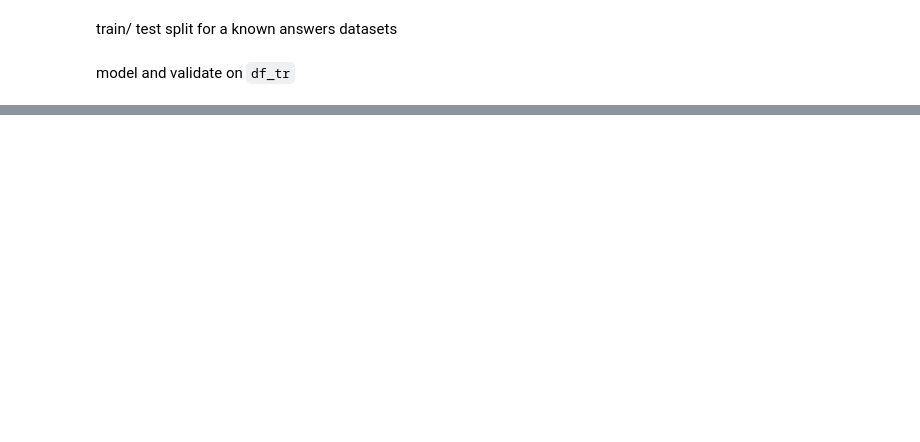
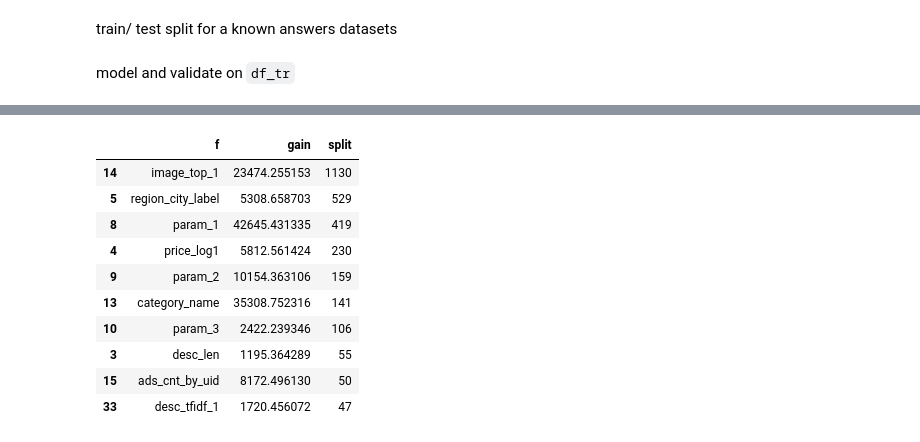
Before and after one commit to ihongChen/kaggle_Avito, a Jupyter notebook: src/Untitled.ipynb, the cells around one changed output, grey strips where cells are left out. Drawn from its saved outputs; the diff is of its cells as text; code cells hidden in the pictures; blank space fills up the shorter version.

```diff
--- a/src/Untitled.ipynb
+++ b/src/Untitled.ipynb
@@ -9,0 +14,7 @@ Wall time: 162 ms
+# %%
+%%time
+text_feat = 'txt_svd_feat2.h5'
+with pd.HDFStore('../input/feats/{}'.format(text_feat)) as store:
+    print(store.keys())
+    df_trn_text_feat  = store['df_trn_text_feats']
+    df_test_text_feat = store['df_test_text_feats']
@@ -9,0 +24,7 @@ Wall time: 162 ms
+# %%
+%%time
+
+with pd.HDFStore('../input/feats/txt_td_tfidf_hash5.h5') as store:
+    print(store.keys())
+    df_trn_text_feat1  = store['df_trn_text_feat']
+    df_test_text_feat1 = store['df_test_text_feat']
@@ -31,0 +210,19 @@ model and validate on `df_tr`
+# %%
+X_train = df_train[selcols]
+y_train = df_train.deal_probability
+X_val   = df_tr[selcols]
+y_val   = df_tr.deal_probability
+
+lgtrain = lgb.Dataset(X_train, y_train,
+                    categorical_feature = categorical)
+lgvalid = lgb.Dataset(X_val, y_val,
+                categorical_feature = categorical)
+
+lgb_clf = lgb.train(
+    lgbm_params,
+    lgtrain,
+    valid_sets = [lgtrain,lgvalid],
+    valid_names= ['train','valid'],
+    early_stopping_rounds=10,
+    verbose_eval=100
+)
@@ -31,0 +252,17 @@ model and validate on `df_tr`
+# %%
+feat_imp = pd.DataFrame({'f':lgb_clf.feature_name(),
+                         'split':lgb_clf.feature_importance(importance_type='split'),
+                         'gain':lgb_clf.feature_importance(importance_type='gain')}).sort_values(by='split',ascending=False)
+feat_imp.head(10)
+# %% [output]
+|  | f | gain | split |
+| 14 | image_top_1 | 23474.255153 | 1130 |
+| 5 | region_city_label | 5308.658703 | 529 |
+| 8 | param_1 | 42645.431335 | 419 |
+| 4 | price_log1 | 5812.561424 | 230 |
+| 9 | param_2 | 10154.363106 | 159 |
+| 13 | category_name | 35308.752316 | 141 |
+| 10 | param_3 | 2422.239346 | 106 |
+| 3 | desc_len | 1195.364289 | 55 |
+| 15 | ads_cnt_by_uid | 8172.496130 | 50 |
+| 33 | desc_tfidf_1 | 1720.456072 | 47 |
```
Also changed, not shown: parts of 28 cells of this notebook, 4 other files.
